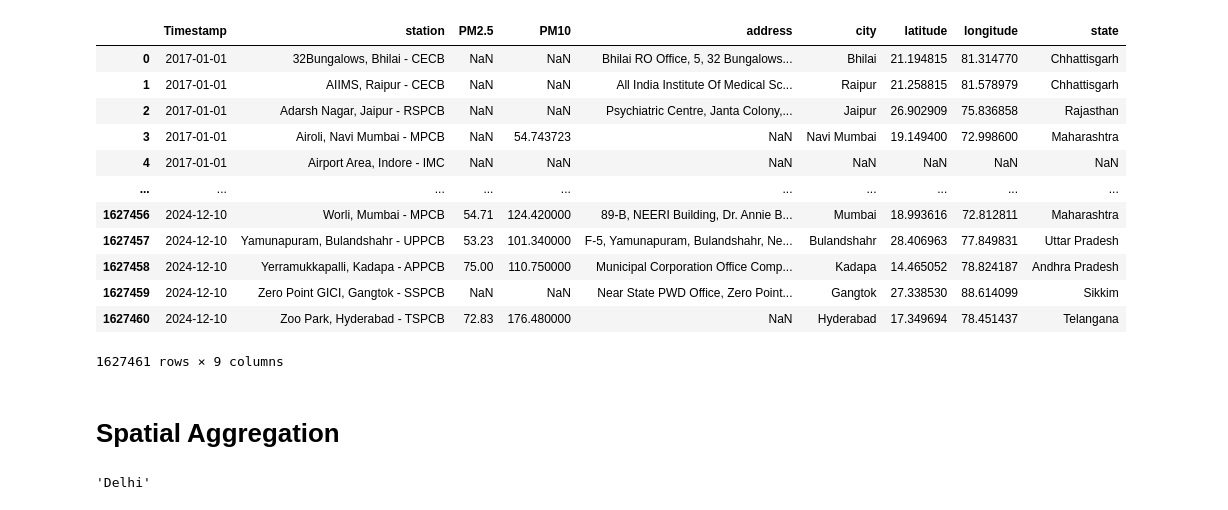
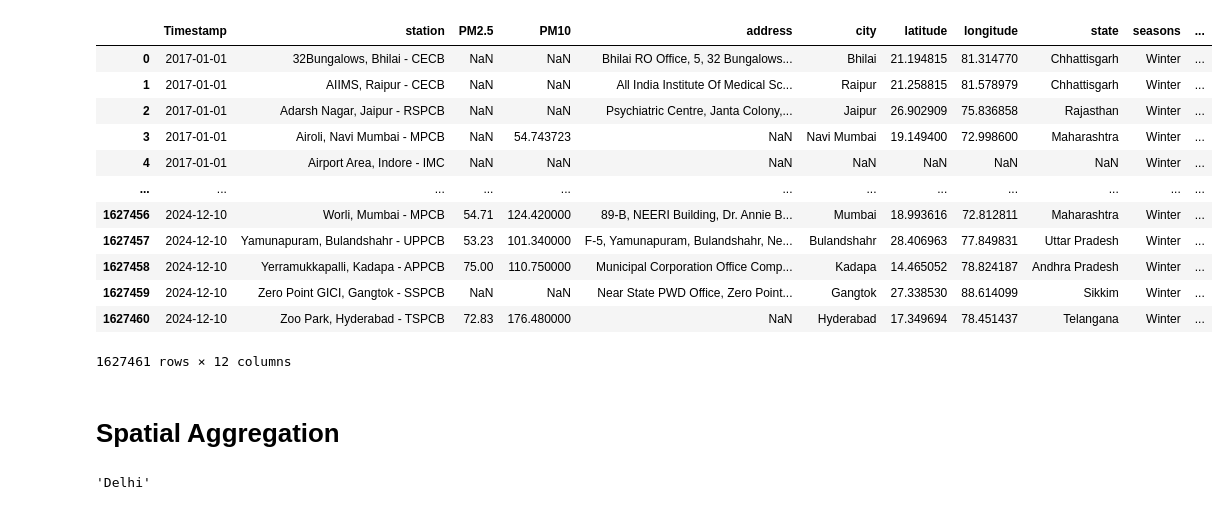
Before and after one commit to ishaank17/PSDV-Grp-ES-114-, a Jupyter notebook: Lab3/Lab3.ipynb, the cells around one changed output. Drawn from its saved outputs; the diff is of its cells as text; code cells hidden in the pictures.

```diff
--- a/Lab3/Lab3.ipynb
+++ b/Lab3/Lab3.ipynb
@@ -4,23 +4,3 @@ import seaborn as sns
 import pandas as pd
 import scipy as sc
 import numpy as np
-# %%
-data = pd.read_csv(r"C:\Users\Ishaan\Desktop\DataSet\Data.csv")
-pop_data = pd.read_csv(r"C:\Users\Ishaan\Desktop\DataSet\State_data.csv")
-
-data_original = data #copy of the data for later use if required
-data
-# %% [output]
-|  | Timestamp | station | PM2.5 | PM10 | address | city | latitude | longitude | state |
-| 0 | 2017-01-01 | 32Bungalows, Bhilai - CECB | NaN | NaN | Bhilai RO Office, 5, 32 Bungalows... | Bhilai | 21.194815 | 81.314770 | Chhattisgarh |
-| 1 | 2017-01-01 | AIIMS, Raipur - CECB | NaN | NaN | All India Institute Of Medical Sc... | Raipur | 21.258815 | 81.578979 | Chhattisgarh |
-| 2 | 2017-01-01 | Adarsh Nagar, Jaipur - RSPCB | NaN | NaN | Psychiatric Centre, Janta Colony,... | Jaipur | 26.902909 | 75.836858 | Rajasthan |
-| 3 | 2017-01-01 | Airoli, Navi Mumbai - MPCB | NaN | 54.743723 | NaN | Navi Mumbai | 19.149400 | 72.998600 | Maharashtra |
-| 4 | 2017-01-01 | Airport Area, Indore - IMC | NaN | NaN | NaN | NaN | NaN | NaN | NaN |
-| ... | ... | ... | ... | ... | ... | ... | ... | ... | ... |
-| 1627456 | 2024-12-10 | Worli, Mumbai - MPCB | 54.71 | 124.420000 | 89-B, NEERI Building, Dr. Annie B... | Mumbai | 18.993616 | 72.812811 | Maharashtra |
-| 1627457 | 2024-12-10 | Yamunapuram, Bulandshahr - UPPCB | 53.23 | 101.340000 | F-5, Yamunapuram, Bulandshahr, Ne... | Bulandshahr | 28.406963 | 77.849831 | Uttar Pradesh |
-| 1627458 | 2024-12-10 | Yerramukkapalli, Kadapa - APPCB | 75.00 | 110.750000 | Municipal Corporation Office Comp... | Kadapa | 14.465052 | 78.824187 | Andhra Pradesh |
-| 1627459 | 2024-12-10 | Zero Point GICI, Gangtok - SSPCB | NaN | NaN | Near State PWD Office, Zero Point... | Gangtok | 27.338530 | 88.614099 | Sikkim |
-| 1627460 | 2024-12-10 | Zoo Park, Hyderabad - TSPCB | 72.83 | 176.480000 | NaN | Hyderabad | 17.349694 | 78.451437 | Telangana |
-1627461 rows × 9 columns
@@ -31,4 +7,53 @@ Date=pd.to_datetime(data["Timestamp"])
+# %%
+data = pd.read_csv(r"C:\Users\Ishaan\Desktop\DataSet\Data.csv")
+pop_data = pd.read_csv(r"C:\Users\Ishaan\Desktop\DataSet\State_data.csv")
+
+szn_grp = {
+    12: 'Winter', 1: 'Winter', 2: 'Winter',
+    3: 'Summer', 4: 'Summer', 5: 'Summer',
+    6: 'Monsoon', 7: 'Monsoon', 8: 'Monsoon', 9: 'Monsoon',
+    # 10: 'other', 11: 'other'
+}
+
+month_grp = {
+     1: 'January', 2: 'February',
+    3: 'March', 4: 'April', 5: 'May',
+    6: 'June', 7: 'July', 8: 'August', 9: 'September',
+    10: 'October', 11: 'November',12: 'December'
+}
+
+day_grp={
+    0: "Week Day",2: "Week Day",3: "Week Day",4: "Week Day",1 : "Week Day",
+    5: "Weekend" , 6: "Weekend"
+    #0-mon 6-sun
+}
+
+data['Timestamp']=pd.to_datetime(data['Timestamp'])
+data['seasons'] = data['Timestamp'].dt.month.map(szn_grp)
+data['weekday'] = data['Timestamp'].dt.day_of_week.map(day_grp)
+data['month'] = data['Timestamp'].dt.month.map(month_grp)
+
+states=np.sort(data["state"].unique().astype(str))
+stations=np.sort(data["station"].unique().astype(str))
+Date=pd.to_datetime(data["Timestamp"])
+
+data_copy = data #copy of the data for later use if required
+data
+# %% [output]
+|  | Timestamp | station | PM2.5 | PM10 | address | city | latitude | longitude | state | seasons | ... |
+| 0 | 2017-01-01 | 32Bungalows, Bhilai - CECB | NaN | NaN | Bhilai RO Office, 5, 32 Bungalows... | Bhilai | 21.194815 | 81.314770 | Chhattisgarh | Winter | ... |
+| 1 | 2017-01-01 | AIIMS, Raipur - CECB | NaN | NaN | All India Institute Of Medical Sc... | Raipur | 21.258815 | 81.578979 | Chhattisgarh | Winter | ... |
+| 2 | 2017-01-01 | Adarsh Nagar, Jaipur - RSPCB | NaN | NaN | Psychiatric Centre, Janta Colony,... | Jaipur | 26.902909 | 75.836858 | Rajasthan | Winter | ... |
+| 3 | 2017-01-01 | Airoli, Navi Mumbai - MPCB | NaN | 54.743723 | NaN | Navi Mumbai | 19.149400 | 72.998600 | Maharashtra | Winter | ... |
+| 4 | 2017-01-01 | Airport Area, Indore - IMC | NaN | NaN | NaN | NaN | NaN | NaN | NaN | Winter | ... |
+| ... | ... | ... | ... | ... | ... | ... | ... | ... | ... | ... | ... |
+| 1627456 | 2024-12-10 | Worli, Mumbai - MPCB | 54.71 | 124.420000 | 89-B, NEERI Building, Dr. Annie B... | Mumbai | 18.993616 | 72.812811 | Maharashtra | Winter | ... |
+| 1627457 | 2024-12-10 | Yamunapuram, Bulandshahr - UPPCB | 53.23 | 101.340000 | F-5, Yamunapuram, Bulandshahr, Ne... | Bulandshahr | 28.406963 | 77.849831 | Uttar Pradesh | Winter | ... |
+| 1627458 | 2024-12-10 | Yerramukkapalli, Kadapa - APPCB | 75.00 | 110.750000 | Municipal Corporation Office Comp... | Kadapa | 14.465052 | 78.824187 | Andhra Pradesh | Winter | ... |
+| 1627459 | 2024-12-10 | Zero Point GICI, Gangtok - SSPCB | NaN | NaN | Near State PWD Office, Zero Point... | Gangtok | 27.338530 | 88.614099 | Sikkim | Winter | ... |
+| 1627460 | 2024-12-10 | Zoo Park, Hyderabad - TSPCB | 72.83 | 176.480000 | NaN | Hyderabad | 17.349694 | 78.451437 | Telangana | Winter | ... |
+1627461 rows × 12 columns
 # %% [markdown]
-# Spatial Aggregation
+# **Spatial Aggregation**
 # %%
 maxIdx=data.groupby("state")["PM2.5"].mean().argmax()
```
Also changed, not shown: parts of 11 cells of this notebook.
